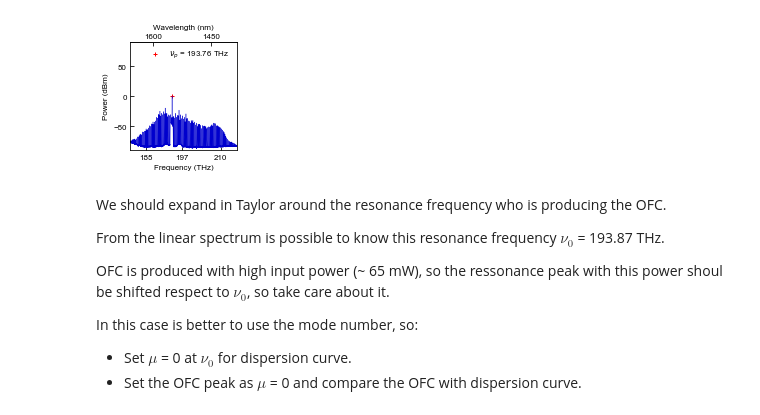
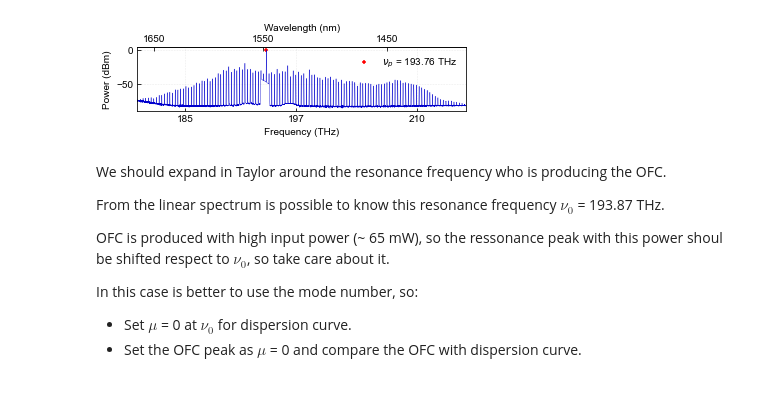
Before and after one commit to marvync/PhD-jupyter-notebooks, a Jupyter notebook: Cherenkov radiation.ipynb, the cells around one changed output. Cells and saved outputs as stored; diff of their text form; code cells hidden in the pictures.

```diff
--- a/Cherenkov radiation.ipynb
+++ b/Cherenkov radiation.ipynb
@@ -22,34 +22,34 @@ ofc = pd.read_pickle(sorted(glob(os.path.join(path_ofc,'*Big-OFC*.pkl')), key=os
 # %%
 ofc['freq (THz)'] = 1e-3*constants.c / ofc['λ (nm)']
 
 ν_p = ofc['freq (THz)'][ofc['Power (dBm)'].idxmax()] # laser pump wavelength
 
-fig, ax = plt.subplots(figsize=cm2inch(4.85,5.05))
+fig, ax = plt.subplots(figsize=cm2inch(15,3))
 
 ax.plot(ofc['freq (THz)'], ofc['Power (dBm)'], c='mediumblue', lw=0.4)
 ax.scatter(ν_p, ofc['Power (dBm)'].max(), s=10, color='r', marker='+', alpha=1, label=r'$ν_p$ = {:.2f} THz'.format(ν_p,1))
 
 ax.set_xlabel('Frequency (THz)')
 ax.set_ylabel('Power (dBm)')
 ax.set_xlim(179.8,215.3)
-ax.set_ylim(-90,90)
+# ax.set_ylim(-90,90)
 
 freq_ticks = [185, 197, 210]
 ax.set_xticks(freq_ticks)
 
 def invert(x):
     return 1e-3*constants.c / x
 
 ax2 = ax.secondary_xaxis('top', functions=(invert, invert))
 # ax2.set_ticks(np.round(1e-3*constants.c/np.array(freq_ticks),0))
-ax2.set_ticks([1450, 1600])
+ax2.set_ticks([1450, 1550, 1650])
 ax2.set_xlabel('Wavelength (nm)')
 
 plt.legend(loc='best', frameon=False, framealpha=1)
-# plt.savefig('OFC.svg')
+# plt.savefig('Figures/'+'OFC.svg')
 plt.show()
 # %% [output]
-[figure, old version]
+[figure, new version]
 # %% [markdown]
 We should expand in Taylor around the resonance frequency who is producing the OFC.
 
```
Also changed, not shown: parts of 13 cells of this notebook, 14 other files.
